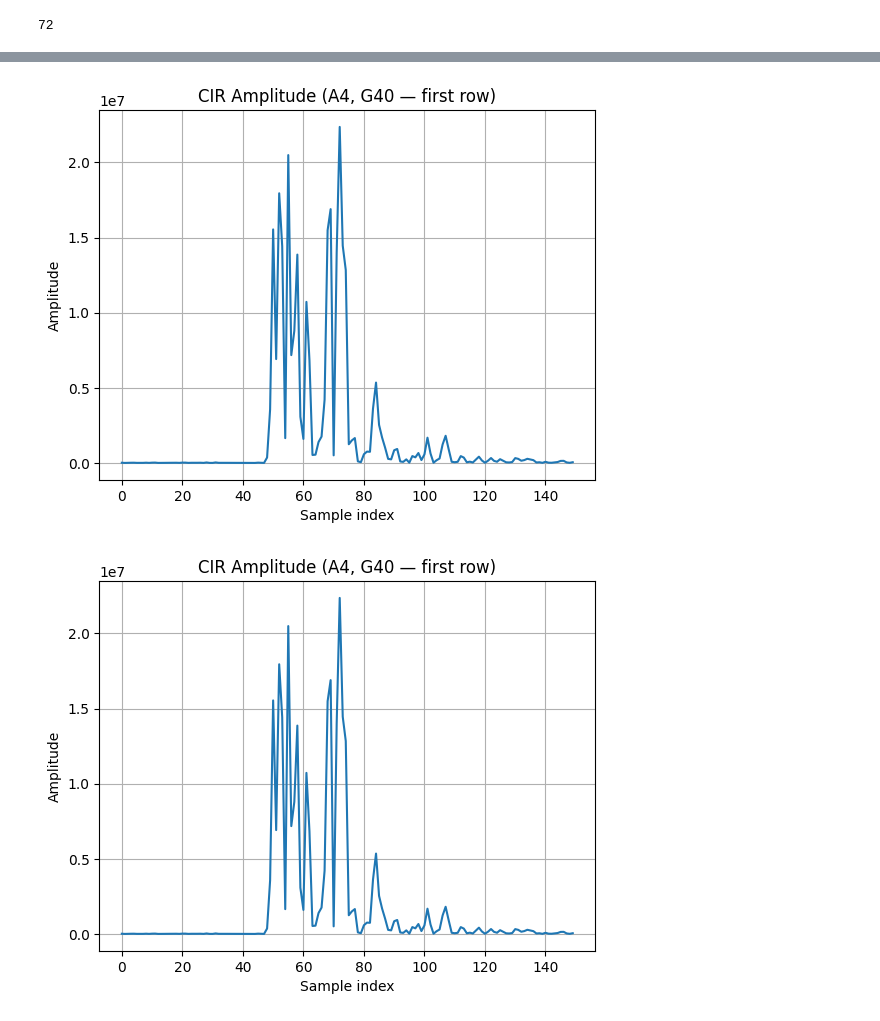
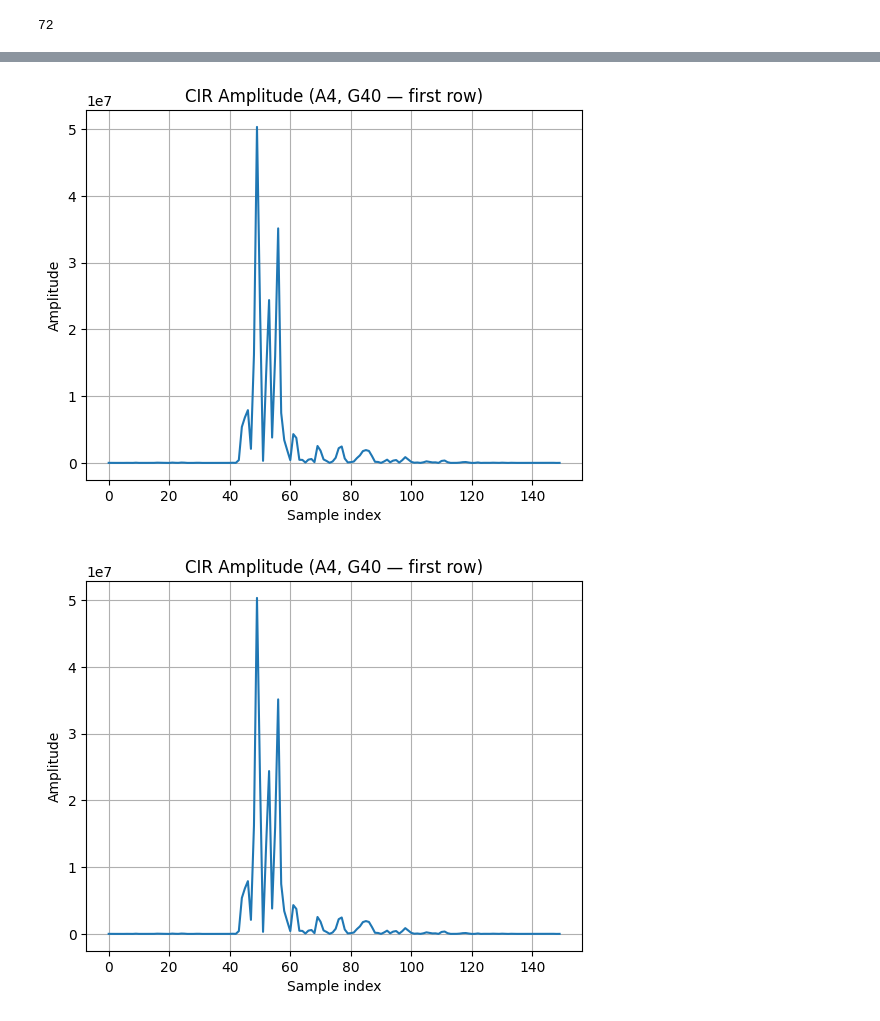
Before and after one commit to shahabnab/repeat, a Jupyter notebook: Untitled-1.ipynb, the cells around one changed output, grey strips where cells are left out. Saved outputs shown, nothing was run; the diff lists cells and outputs as text; code cells hidden in the pictures.

Commit message:
update the code to use Graz Dataset

```diff
--- a/Untitled-1.ipynb
+++ b/Untitled-1.ipynb
@@ -223,28 +222,28 @@ temp[temp["anchor name"]=="A16"]
 # %%
 import numpy as np
 import matplotlib.pyplot as plt
-mask = (Graz["anchor name"] == "A4") & (Graz["tag_name"] == "G40")
+mask = (Graz["anchor name"] == "A1") & (Graz["tag_name"] == "G31")
 temp_plot = Graz.loc[mask]
 n = min(5, len(temp_plot))
 sample_idx = np.random.choice(temp_plot.index, size=n, replace=False)
 for i in sample_idx:
 
 
 
     if temp_plot.empty:
         print("No rows for A4 / G40")
     else:
         y = np.asarray(temp_plot["CIR_amp"].iloc[0], dtype=float).ravel()
         y=y[700:850]
         x = np.arange(len(y))
 
         plt.figure()
         plt.plot(x, y)
         plt.xlabel("Sample index")
         plt.ylabel("Amplitude")
         plt.title("CIR Amplitude (A4, G40 — first row)")
         plt.grid(True)
         plt.show()
 # %% [output]
-[figure, old version]
+[figure, new version]
-[figure, old version]
+[figure, new version]
```
Also changed, not shown: parts of 8 cells of this notebook, 7 other files.
